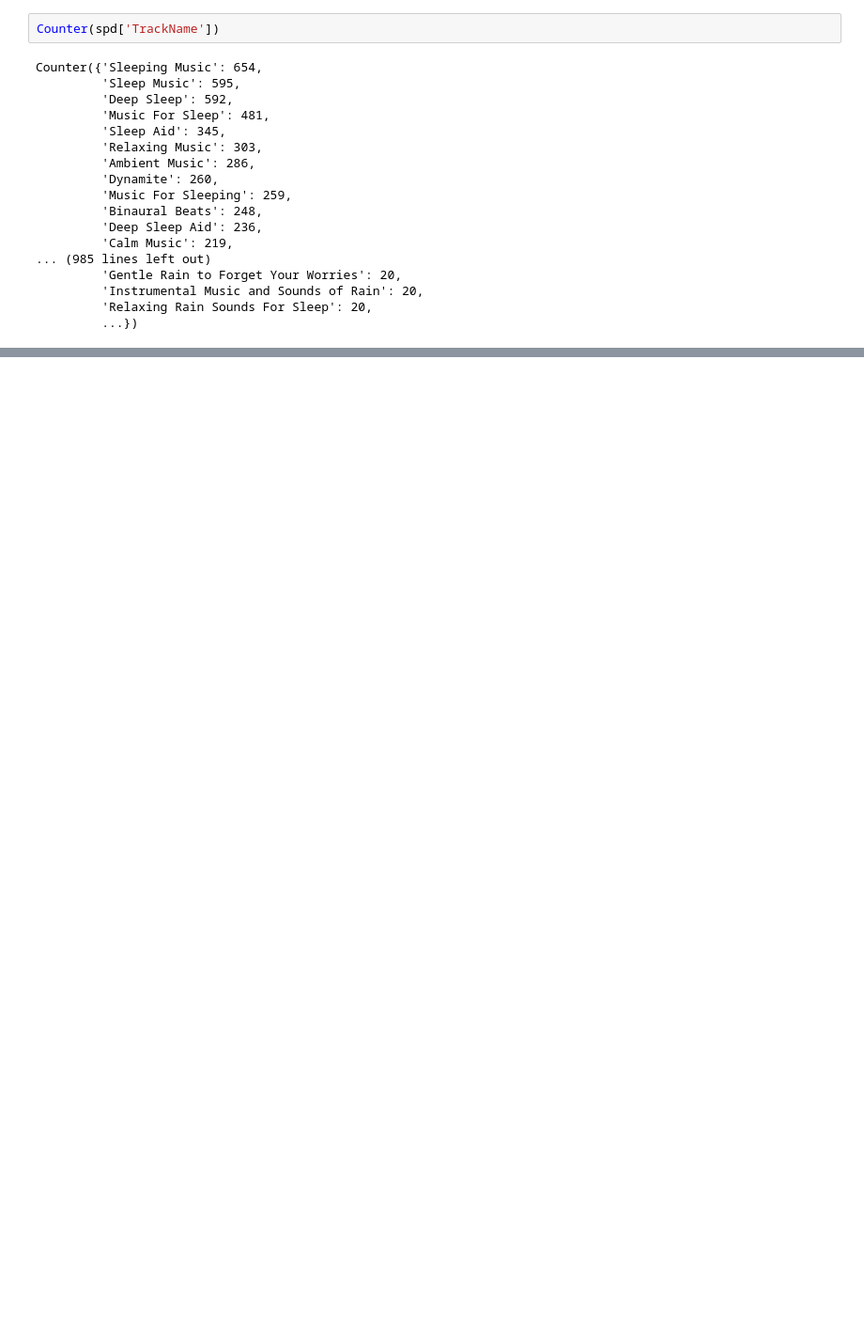
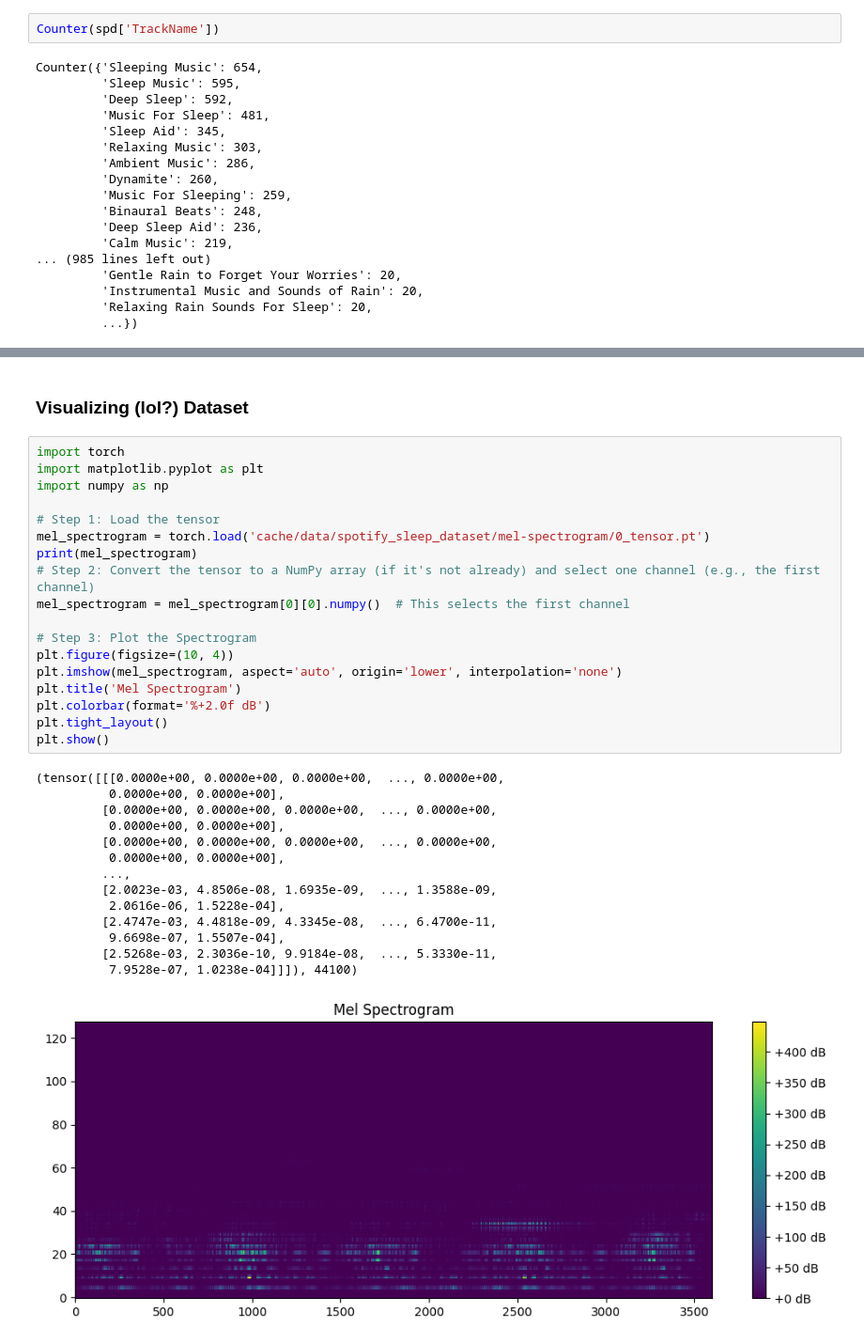
Before and after one commit to timohromadka/gen_music, a Jupyter notebook: testing.ipynb, the cells around one changed output, grey strips where cells are left out. Shown at 94% size. Cells and saved outputs as stored; diff of their text form; blank space fills up the shorter version.

```diff
--- a/testing.ipynb
+++ b/testing.ipynb
@@ -82,0 +131,35 @@ total 408176
+# %% [markdown]
+### Visualizing (lol?) Dataset
+# %%
+import torch
+import matplotlib.pyplot as plt
+import numpy as np
+
+# Step 1: Load the tensor
+mel_spectrogram = torch.load('cache/data/spotify_sleep_dataset/mel-spectrogram/0_tensor.pt')
+print(mel_spectrogram)
+# Step 2: Convert the tensor to a NumPy array (if it's not already) and select one channel (e.g., the first channel)
+mel_spectrogram = mel_spectrogram[0][0].numpy()  # This selects the first channel
+
+# Step 3: Plot the Spectrogram
+plt.figure(figsize=(10, 4))
+plt.imshow(mel_spectrogram, aspect='auto', origin='lower', interpolation='none')
+plt.title('Mel Spectrogram')
+plt.colorbar(format='%+2.0f dB')
+plt.tight_layout()
+plt.show()
+# %% [output]
+(tensor([[[0.0000e+00, 0.0000e+00, 0.0000e+00,  ..., 0.0000e+00,
+          0.0000e+00, 0.0000e+00],
+         [0.0000e+00, 0.0000e+00, 0.0000e+00,  ..., 0.0000e+00,
+          0.0000e+00, 0.0000e+00],
+         [0.0000e+00, 0.0000e+00, 0.0000e+00,  ..., 0.0000e+00,
+          0.0000e+00, 0.0000e+00],
+         ...,
+         [2.0023e-03, 4.8506e-08, 1.6935e-09,  ..., 1.3588e-09,
+          2.0616e-06, 1.5228e-04],
+         [2.4747e-03, 4.4818e-09, 4.3345e-08,  ..., 6.4700e-11,
+          9.6698e-07, 1.5507e-04],
+         [2.5268e-03, 2.3036e-10, 9.9184e-08,  ..., 5.3330e-11,
+          7.9528e-07, 1.0238e-04]]]), 44100)
+[figure, added]
```
Also changed, not shown: parts of 19 cells of this notebook, 7 other files.
